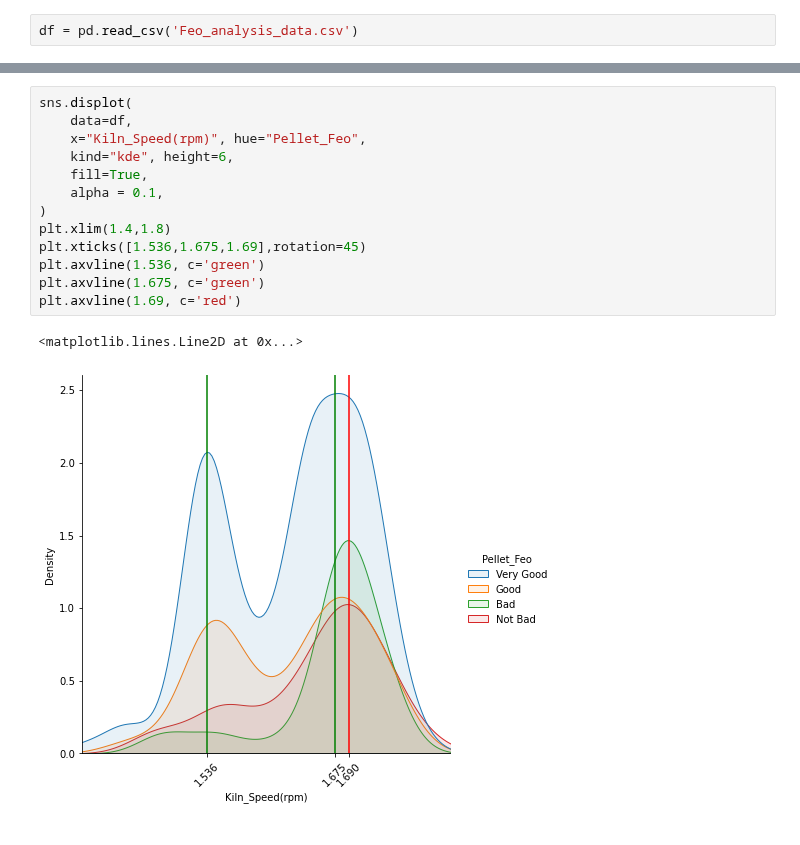
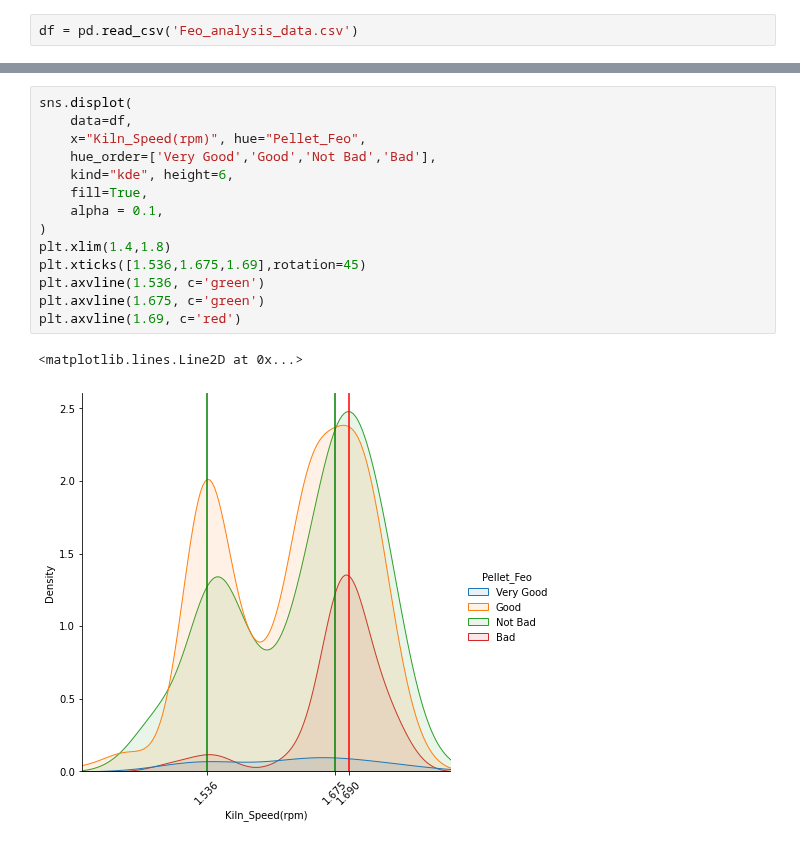
Before and after one commit to heidaralavi/Feo-Prj, a Jupyter notebook: Product Feo Analysis.ipynb, the cells around one changed output, grey strips where cells are left out. Cells and saved outputs as stored; diff of their text form.

```diff
--- a/Product Feo Analysis.ipynb
+++ b/Product Feo Analysis.ipynb
@@ -98,19 +102,20 @@ plt.axvline(45, c='red')
 # %%
 sns.displot(
     data=df,
     x="Kiln_Speed(rpm)", hue="Pellet_Feo",
+    hue_order=['Very Good','Good','Not Bad','Bad'],
     kind="kde", height=6,
     fill=True,
     alpha = 0.1,
 )
 plt.xlim(1.4,1.8)
 plt.xticks([1.536,1.675,1.69],rotation=45)
 plt.axvline(1.536, c='green')
 plt.axvline(1.675, c='green')
 plt.axvline(1.69, c='red')
 # %% [output]
 <matplotlib.lines.Line2D at 0x...>
-[figure, old version]
+[figure, new version]
 # %%
 sns.displot(
     data=df,
```
Also changed, not shown: parts of 9 cells of this notebook, 2 other files.
